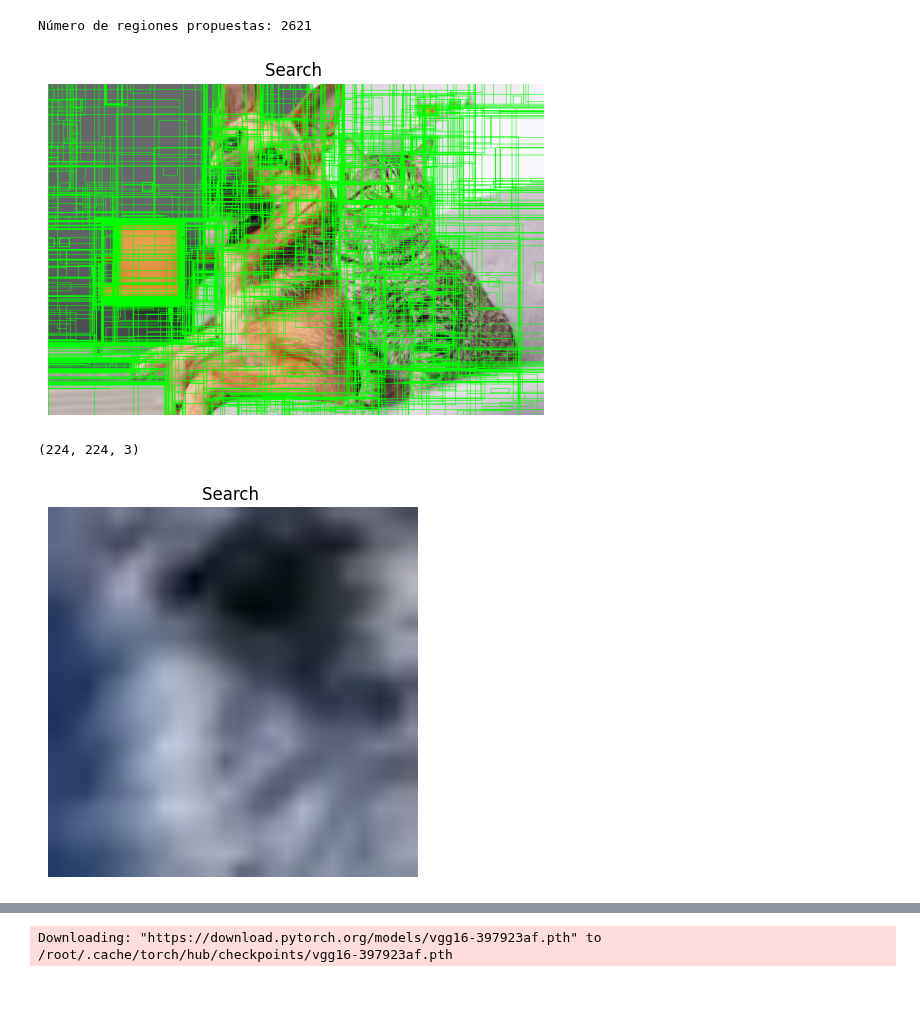
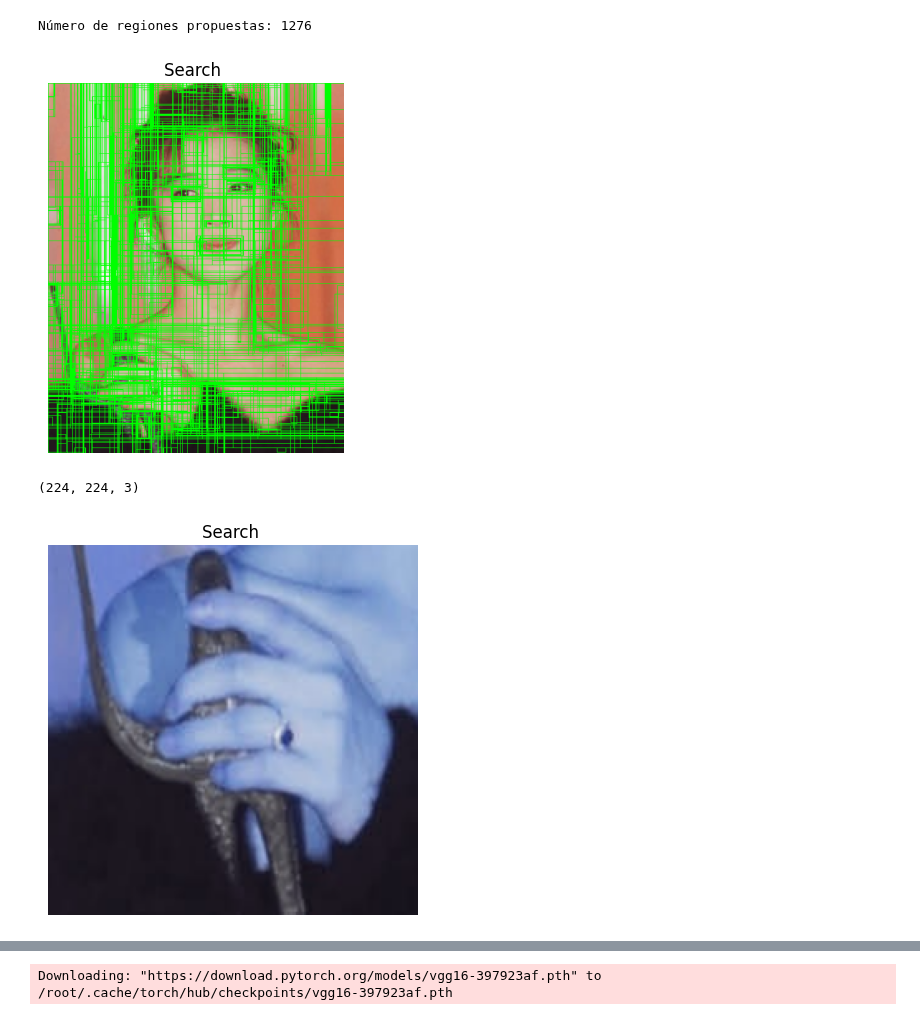
Before and after one commit to JuniorHZ19/CNN-PARA-DETECION-DE-OBJETOS, a Jupyter notebook: R-CNN.ipynb, the cells around one changed output, grey strips where cells are left out. Cells and saved outputs as stored; diff of their text form; code cells hidden in the pictures; blank space fills up the shorter version.

```diff
--- a/R-CNN.ipynb
+++ b/R-CNN.ipynb
@@ -32,7 +32,7 @@ import cv2
 import matplotlib.pyplot as plt
 
 # Cargar la imagen
-image = cv2.imread('/content/Dataset/imagenes/0001.jpg')
+image = cv2.imread('/content/akina.jpg')
 
 def get_Region_Proposals(img,max_regiones=2000):
 # Crear un objeto de Selective Search
@@ -41,35 +41,35 @@ def get_Region_Proposals(img,max_regiones=2000):
 # Configurar la imagen para Selective Search
  ss.setBaseImage(img)
 
 # Modo rápido o calidad
 
  ss.switchToSelectiveSearchFast()  # Más rápido pero menos preciso
 
  #ss.switchToSelectiveSearchQuality()  # Más preciso pero más lento
 
 # Ejecutar Selective Search para obtener las regiones propuestas
  rects = ss.process()
 
  print(f"Número de regiones propuestas: {len(rects)}")
 
  return rects[:max_regiones]
 
 
 rectas_propuestas=get_Region_Proposals(image)
 
 image_rgb = cv2.cvtColor(image, cv2.COLOR_BGR2RGB)
 
 # Dibujar las regiones propuestas en la imagen
 for (x, y, w, h) in rectas_propuestas:  # Limitar a las primeras 100 regiones para visualizar
     cv2.rectangle(image_rgb, (x, y), (x + w, y + h), (0, 255, 0), 1)
 # Mostrar la imagen con Matplotlib
 plt.imshow(image_rgb)
 plt.axis('off')  # Ocultar los ejes
 plt.title("Search ")
 plt.show()
 # %% [output]
-Número de regiones propuestas: 2621
+Número de regiones propuestas: 1276
-[figure, old version]
+[figure, new version]
 # %%
 #Funcion redimension dee regiones para entrada al cnn:
 
@@ -85,7 +85,7 @@ def extract_region(image,rect,size=(224,224)):
 
   return img_region
 
-img=extract_region(image,rectas_propuestas[5])
+img=extract_region(image,rectas_propuestas[900])
 
 print(img.shape)
 
@@ -95,7 +95,7 @@ plt.title("Search ")
 plt.show()
 # %% [output]
 (224, 224, 3)
-[figure, old version]
+[figure, new version]
 # %%
 #Leer arhcivos xml:
 import os
```
Also changed, not shown: parts of 3 cells of this notebook.
